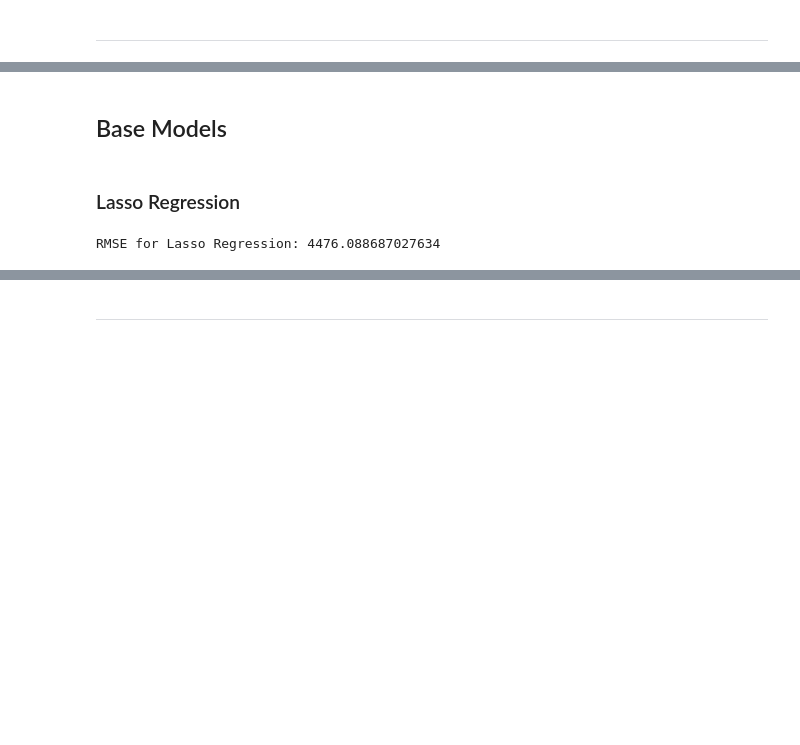
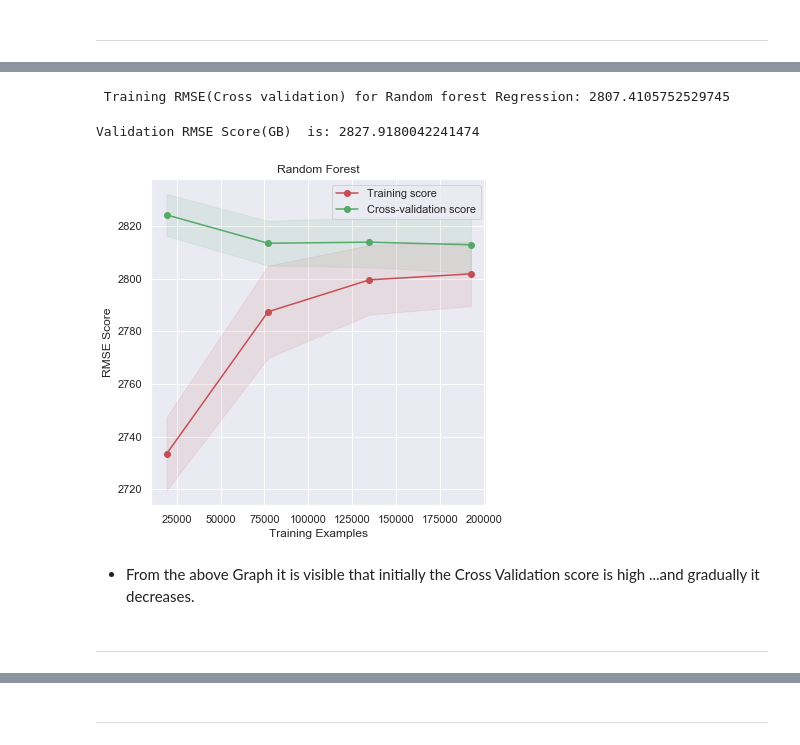
Before and after one commit to Sghosh1999/Sales_Prediction, a Jupyter notebook: Sayantan_Ghosh_11417_Black_Friday_sales.ipynb, the cells around one changed output, grey strips where cells are left out. Drawn from its saved outputs; the diff is of its cells as text; code cells hidden in the pictures; blank space fills up the shorter version.

```diff
--- a/Sayantan_Ghosh_11417_Black_Friday_sales.ipynb
+++ b/Sayantan_Ghosh_11417_Black_Friday_sales.ipynb
@@ -1398,4 +1532,54 @@ list(zip(X_train_.columns,rfe.support_,rfe.ranking_))
+# %%
+X_train_rf = Scaling_dataset(X_train_)
+X_validation_rf = Scaling_dataset(X_validation_)
+
+model_rf = RandomForestRegressor(n_estimators=350, max_depth=7,random_state=0,n_jobs=-1)
+rmse_rf = RMSE(model_rf,X_train_rf,y_train_)
+print(f" Training RMSE(Cross validation) for Random forest Regression: {rmse_rf}")
+# %% [output]
+ Training RMSE(Cross validation) for Random forest Regression: 2807.4105752529745
+# %%
+#Predictions om Validation Set(Gradient Boosting)
+model_rf.fit(X_train_rf,y_train_)
+prediction_rf = model_rf.predict(X_validation_rf)
+rmse_rf = np.sqrt(mean_squared_error(prediction_rf, y_validation_))
+print(f"Validation RMSE Score(RF)  is: {rmse_rf}")
+# %% [output]
+Validation RMSE Score(GB)  is: 2827.9180042241474
+# %%
+def plot_LearningCurve(model,title,X,y,cv,n_jobs,train_sizes=np.linspace(.1, 1.0, 4)):
+
+    train_sizes, train_scores, test_scores = learning_curve(model,X, y, cv=cv, n_jobs=n_jobs, train_sizes=train_sizes,
+                    scoring="neg_mean_squared_error")
+
+    fig = plt.figure(figsize=(6,6))
+    train_scores = np.sqrt(-train_scores)
+    test_scores = np.sqrt(-test_scores)
+
+    train_scores_mean = np.mean(train_scores, axis=1)
+    train_scores_std = np.std(train_scores, axis=1)
+    test_scores_mean = np.mean(test_scores, axis=1)
+    test_scores_std = np.std(test_scores, axis=1)
+
+
+    plt.fill_between(train_sizes, train_scores_mean - train_scores_std,train_scores_mean + train_scores_std, alpha=0.1,
+                     color="r")
+
+    plt.fill_between(train_sizes, test_scores_mean - test_scores_std,
+                     test_scores_mean + test_scores_std, alpha=0.1, color="g")
+    plt.plot(train_sizes, train_scores_mean, 'o-', color="r",label="Training score")
+    plt.plot(train_sizes, test_scores_mean, 'o-', color="g",label="Cross-validation score")
+    plt.title(title)
+    plt.xlabel("Training Examples")
+    plt.ylabel("RMSE Score")
+    plt.legend(loc="best")
+    plt.show()
+# %%
+#Cross validation Scores Distribution
+plot_LearningCurve(model_rf,'Random Forest',X_train_,y_train_,cv=2,n_jobs=-1)
+# %% [output]
+[figure, added]
+# %% [markdown]
+* From the above Graph it is visible that initially the Cross Validation score is high ...and gradually it decreases.
 # %% [markdown]
-## Base Models
+--------------------------------
-# %% [markdown]
-### Lasso Regression
@@ -1407,4 +1585,0 @@ rmse_lasso = np.sqrt(mean_squared_error(y_pred, y_validation_))
-# %%
-print(f"RMSE for Lasso Regression: {rmse_lasso}")
-# %% [output]
-RMSE for Lasso Regression: 4476.088687027634
```
Also changed, not shown: parts of 120 cells of this notebook.
